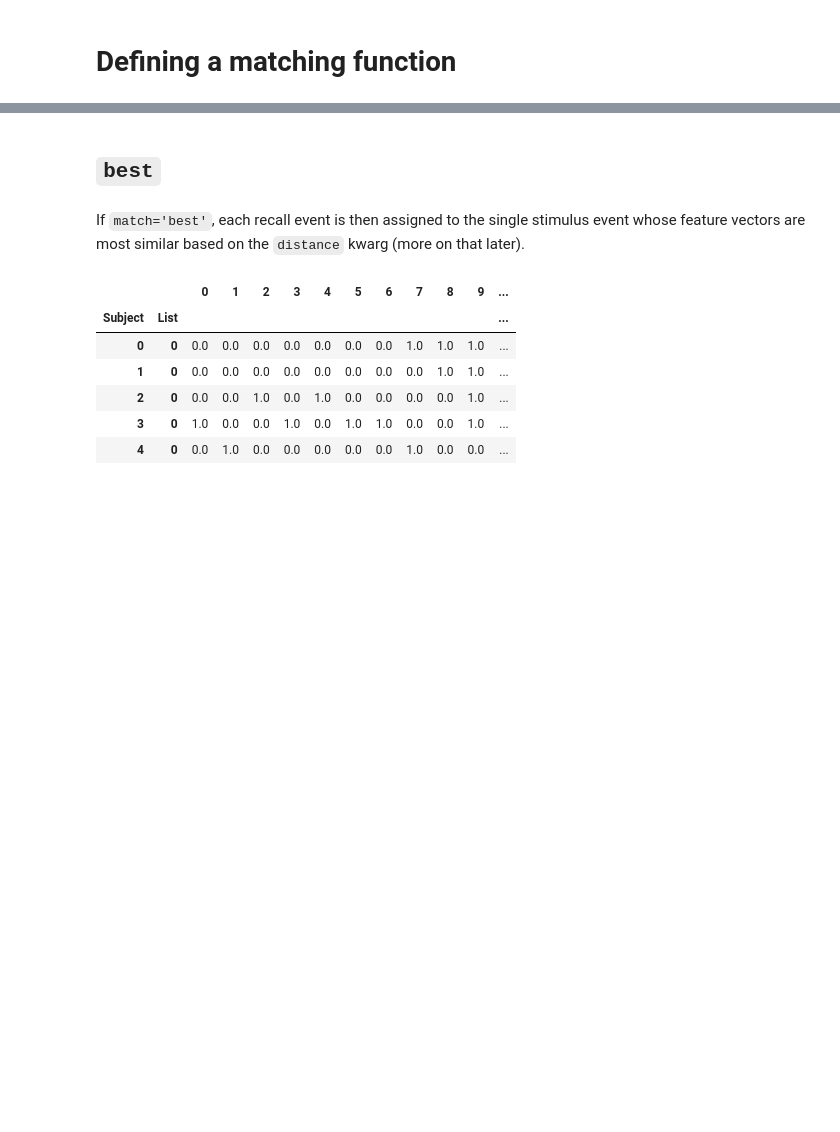
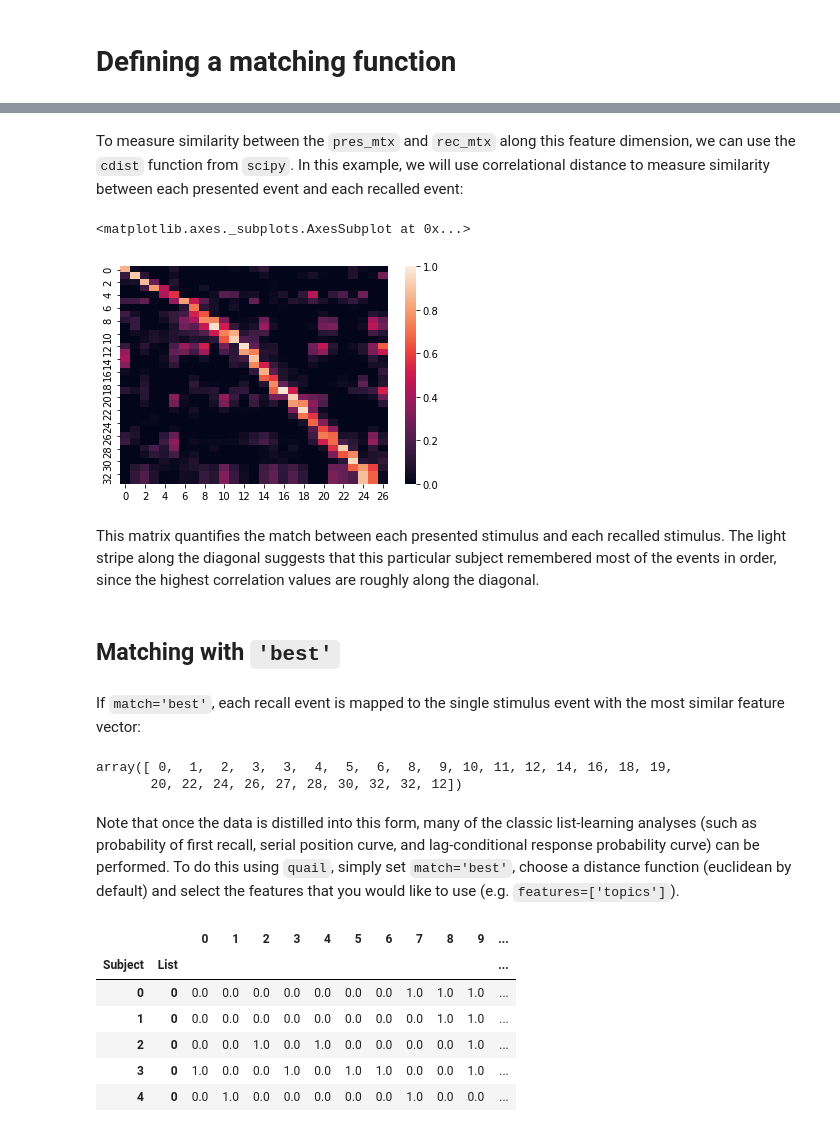
Before and after one commit to ContextLab/quail, a Jupyter notebook: docs/tutorial/naturalistic-analyses.ipynb, the cells around one changed output, grey strips where cells are left out. Drawn from its saved outputs; the diff is of its cells as text; code cells hidden in the pictures; blank space fills up the shorter version.

```diff
--- a/docs/tutorial/naturalistic-analyses.ipynb
+++ b/docs/tutorial/naturalistic-analyses.ipynb
@@ -113,6 +116,23 @@ sns.heatmap(a_single_subject, robust=True)
+# %% [markdown]
+To measure similarity between the `pres_mtx` and `rec_mtx` along this feature dimension, we can use the `cdist` function from `scipy`.  In this example, we will use correlational distance to measure similarity between each presented event and each recalled event:
+# %%
+match_mtx = 1 - cdist(pres_mtx, rec_mtx, 'correlation')
+sns.heatmap(match_mtx, vmin=0, vmax=1)
+# %% [output]
+<matplotlib.axes._subplots.AxesSubplot at 0x...>
+[figure, added]
+# %% [markdown]
+This matrix quantifies the match between each presented stimulus and each recalled stimulus. The light stripe along the diagonal suggests that this particular subject remembered most of the events in order, since the highest correlation values are roughly along the diagonal.
 # %% [markdown]
-## `best`
+## Matching with `'best'`
 # %% [markdown]
-If `match='best'`, each recall event is then assigned to the single stimulus event whose feature vectors are most similar based on the `distance` kwarg (more on that later).
+If `match='best'`, each recall event is mapped to the single stimulus event with the most similar feature vector:
+# %%
+np.argmax(match_mtx, 0)
+# %% [output]
+array([ 0,  1,  2,  3,  3,  4,  5,  6,  8,  9, 10, 11, 12, 14, 16, 18, 19,
+       20, 22, 24, 26, 27, 28, 30, 32, 32, 12])
+# %% [markdown]
+Note that once the data is distilled into this form, many of the classic list-learning analyses (such as probability of first recall, serial position curve, and lag-conditional response probability curve) can be performed.  To do this using `quail`, simply set `match='best'`, choose a distance function (euclidean by default) and select the features that you would like to use (e.g. `features=['topics']`).
 # %%
 spc = egg.analyze(analysis='spc', match='best', distance='correlation', features='features')
```
Also changed, not shown: parts of 31 cells of this notebook, 1 other file.
